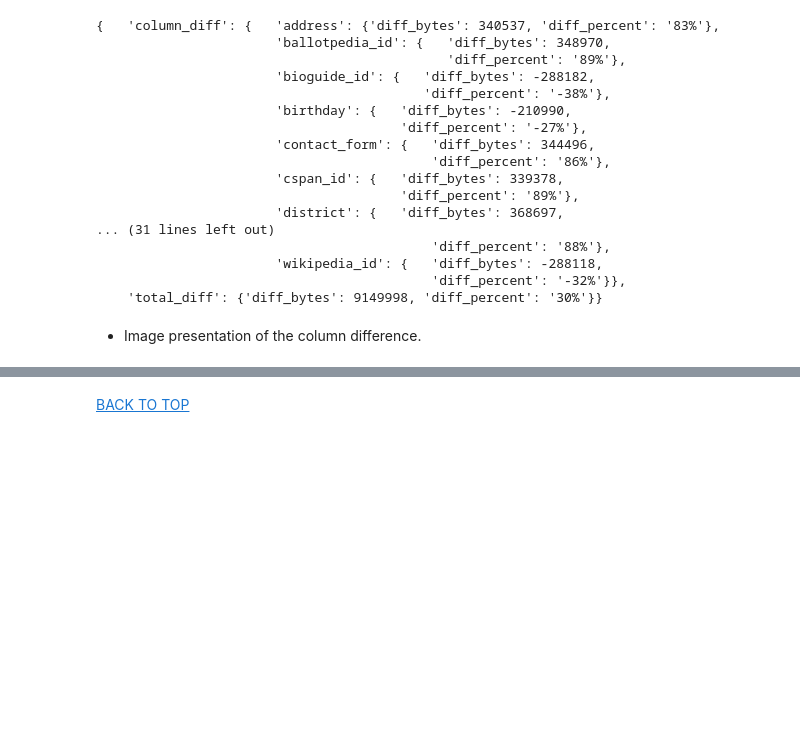
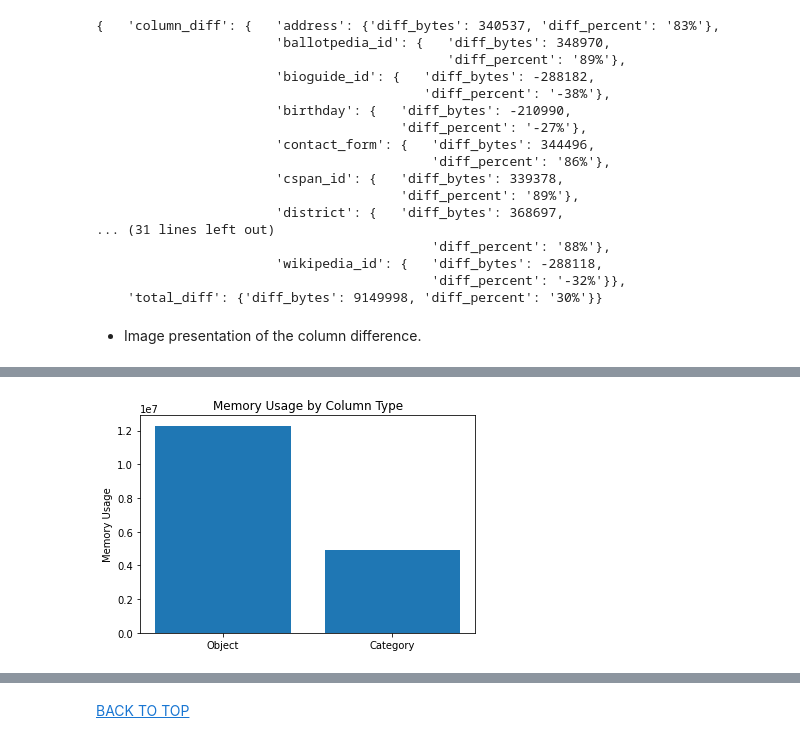
Before and after one commit to benkaan001/pandas_and_beyond, a Jupyter notebook: analyze_data/06_US_Congress.ipynb, the cells around one changed output, grey strips where cells are left out. Cells and saved outputs as stored; diff of their text form; code cells hidden in the pictures; blank space fills up the shorter version.

Commit message:
add plot

```diff
--- a/analyze_data/06_US_Congress.ipynb
+++ b/analyze_data/06_US_Congress.ipynb
@@ -259,3 +270,12 @@ pp.pprint(output)
 <!-- ![alt text](../assets/pprint.png) -->
 
 <img src="../assets/pprint.png" alt="output image" width="50%"/>
+# %%
+# plot memory usage
+fig, ax = plt.subplots()
+ax.bar(['Object', 'Category'], [object_memory_usage, category_memory_usage])
+ax.set_ylabel('Memory Usage')
+ax.set_title('Memory Usage by Column Type')
+plt.show()
+# %% [output]
+[figure, added]
```
Also changed, not shown: parts of 5 cells of this notebook.
